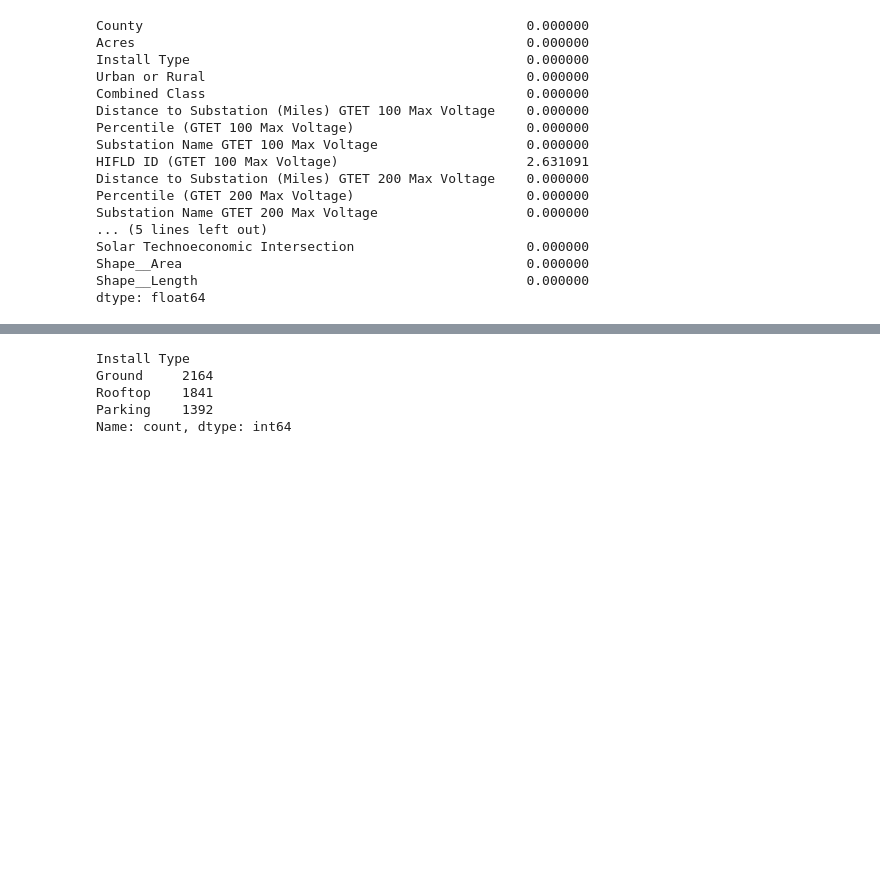
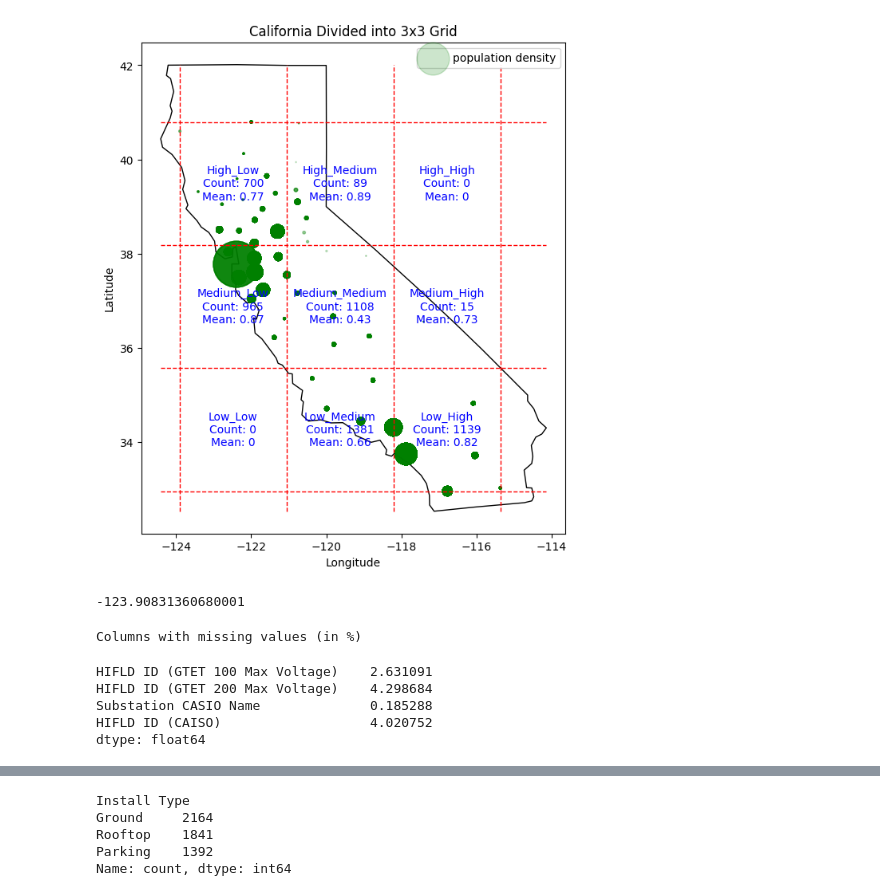
Before and after one commit to DataScientest-Studio/dec24_bds_solar_energy, a Jupyter notebook: notebooks/Data Exploration.ipynb, the cells around one changed output, grey strips where cells are left out. Saved outputs shown, nothing was run; the diff lists cells and outputs as text; code cells hidden in the pictures; blank space fills up the shorter version.

```diff
--- a/notebooks/Data Exploration.ipynb
+++ b/notebooks/Data Exploration.ipynb
@@ -43,0 +104,9 @@ None
+# %%
+test = ['Low', 'Medium', 'High']
+for lon in test:
+    for lat in test:
+        area_id = f"{lon}_{lat}"
+        if area_id in area_correlation.keys():
+            print(f"{area_id}: {area_correlation[area_id]}")
+        else:
+            print(f"{area_id}:", 0)
@@ -44,24 +123,54 @@ None
+# %%
+#California Map initiator
+import geopandas as gpd
+url = "https://raw.githubusercontent.com/PublicaMundi/MappingAPI/master/data/geojson/us-states.json"
+states = gpd.read_file(url)
+california = states[states['name'] == 'California']
+min_lon, min_lat, max_lon, max_lat = california.total_bounds  # (west, south, east, north)
+
+#### Plot
+fig, ax = plt.subplots(figsize=(8, 8))
+california.plot(ax=ax, edgecolor='black', facecolor='none')
+ax.scatter(df.longitude,df.latitude,s=df.pop_density/10,c='green',label='population density',alpha=0.2)
+# Draw Grid Lines
+for lon in lon_bins:
+    ax.vlines(lon, ymin=min_lat, ymax=max_lat, color='red', linestyle="--", linewidth=1)
+for lat in lat_bins:
+    ax.hlines(lat, xmin=min_lon, xmax=max_lon, color='red', linestyle="--", linewidth=1)
+# Label Each Grid Cell with Area_ID
+for i, lat_cat in enumerate(['Low', 'Medium', 'High']):
+    for j, lon_cat in enumerate(['Low', 'Medium', 'High']):
+        center_lon = (lon_bins[j] + lon_bins[j+1]) / 2
+        center_lat = (lat_bins[i] + lat_bins[i+1]) / 2
+        area_id = f"{lat_cat}_{lon_cat}"
+        area_count = df[df["Area_ID"]==area_id]["Area_ID"].count()
+        if area_id in area_correlation.keys():
+            area_value = round(area_correlation[area_id],2)
+        else:
+            area_value=0
+        area_text = f"{area_id}\nCount: {area_count}\nMean: {area_value}"
+        ax.text(center_lon, center_lat, area_text, fontsize=10, color='blue', ha='center', va='center')
+# Display Plot
+plt.title("California Divided into 3x3 Grid")
+plt.xlabel("Longitude")
+plt.ylabel("Latitude")
+plt.legend()
+plt.show();
+# %% [output]
+[figure, added]
+-123.90831360680001
 # %%
-# Count the percentage of missing values
-display(df.isna().sum()/df.shape[0]*100)
+# Count the percentage of missing values in df
+percentage_nan = df.isna().sum()/df.shape[0]*100
+print("Columns with missing values (in %)")
+display(percentage_nan[percentage_nan>0])
 # %% [output]
-County                                                 0.000000
-Acres                                                  0.000000
-Install Type                                           0.000000
-Urban or Rural                                         0.000000
-Combined Class                                         0.000000
-Distance to Substation (Miles) GTET 100 Max Voltage    0.000000
-Percentile (GTET 100 Max Voltage)                      0.000000
-Substation Name GTET 100 Max Voltage                   0.000000
-HIFLD ID (GTET 100 Max Voltage)                        2.631091
-Distance to Substation (Miles) GTET 200 Max Voltage    0.000000
-Percentile (GTET 200 Max Voltage)                      0.000000
-Substation Name GTET 200 Max Voltage                   0.000000
-... (5 lines left out)
-Solar Technoeconomic Intersection                      0.000000
-Shape__Area                                            0.000000
-Shape__Length                                          0.000000
-dtype: float64
+Columns with missing values (in %)
+HIFLD ID (GTET 100 Max Voltage)    2.631091
+HIFLD ID (GTET 200 Max Voltage)    4.298684
+Substation CASIO Name              0.185288
+HIFLD ID (CAISO)                   4.020752
+dtype: float64
 # %%
 # Get the distribution for the quantitative varibles
 df.describe()
```
Also changed, not shown: parts of 15 cells of this notebook.
